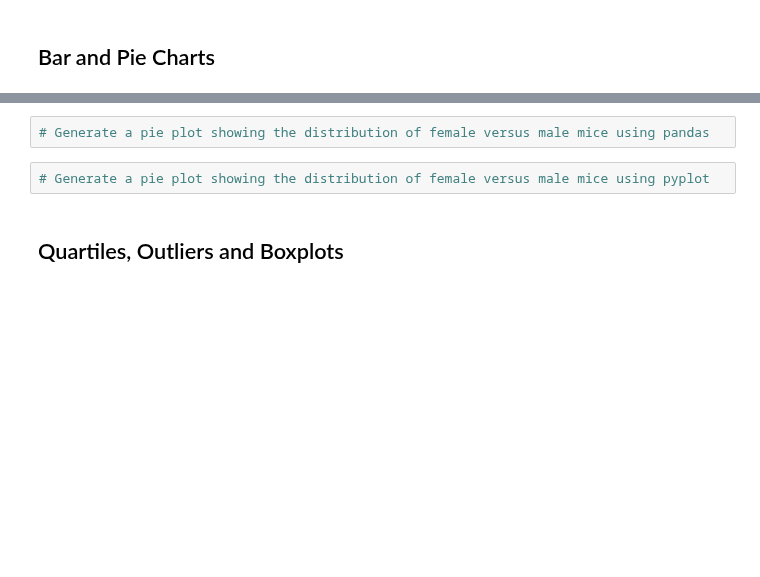
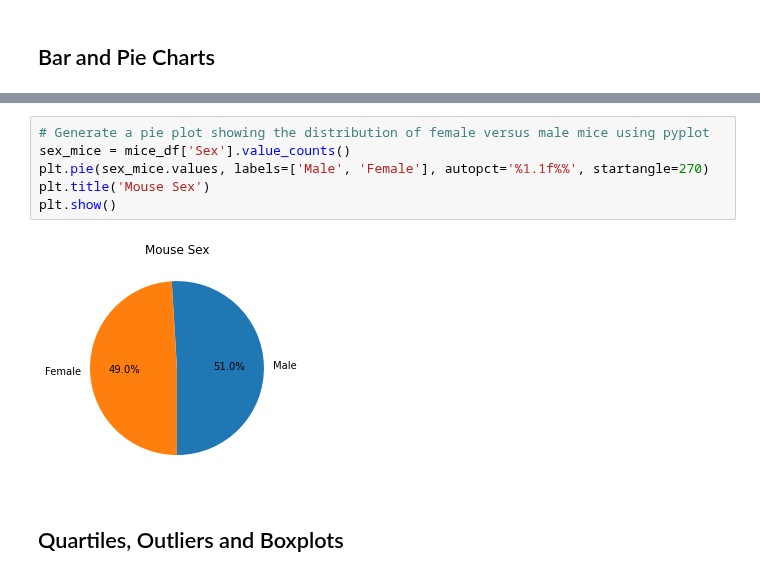
Before and after one commit to Munseaux/matplotlib-challenge, a Jupyter notebook: pymaceuticals.ipynb, the cells around one changed output, grey strips where cells are left out. Saved outputs shown, nothing was run; the diff lists cells and outputs as text; blank space fills up the shorter version.

```diff
--- a/pymaceuticals.ipynb
+++ b/pymaceuticals.ipynb
@@ -89,7 +139,11 @@ len(mice_df['Mouse ID'].unique())
 # %%
-# Generate a pie plot showing the distribution of female versus male mice using pandas
+# Generate a pie plot showing the distribution of female versus male mice using pyplot
+sex_mice = mice_df['Sex'].value_counts()
+plt.pie(sex_mice.values, labels=['Male', 'Female'], autopct='%1.1f%%', startangle=270)
+plt.title('Mouse Sex')
+plt.show()
+# %% [output]
+[figure, added]
-# %%
-# Generate a pie plot showing the distribution of female versus male mice using pyplot
 # %% [markdown]
 ## Quartiles, Outliers and Boxplots
 # %%
```
Also changed, not shown: parts of 7 cells of this notebook.
